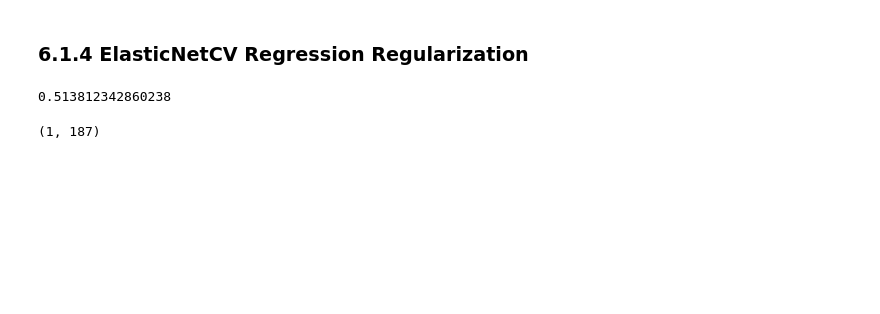
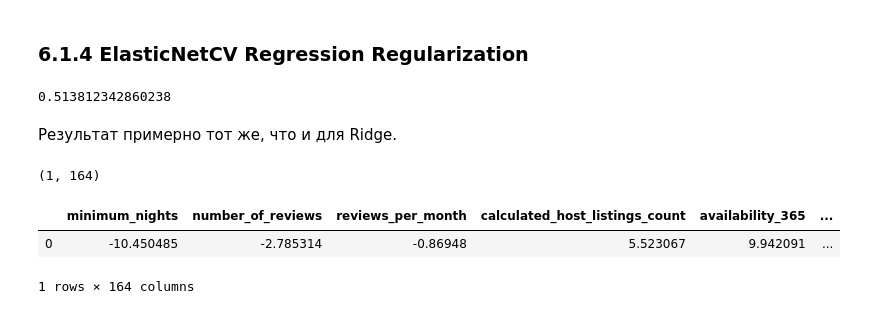
Before and after one commit to aleksei-gushchin/ml_projects, a Jupyter notebook: hw2_nyc_airbnb.ipynb, the cells around one changed output. Drawn from its saved outputs; the diff is of its cells as text; code cells hidden in the pictures; blank space fills up the shorter version.

```diff
--- a/hw2_nyc_airbnb.ipynb
+++ b/hw2_nyc_airbnb.ipynb
@@ -550,11 +578,21 @@ polynomial_regression.fit(X_train, y_train)
 polynomial_regression.score(X_test, y_test)
 # %% [output]
 0.513812342860238
+# %% [markdown]
+Результат примерно тот же, что и для Ridge.
 # %%
+#Drop zero coefficients
 columns=data_num.drop(['price'], axis=1).columns
-coef=pd.DataFrame(regr.coef_, index=columns).T
-coef= coef.loc[:, (coef != 0).any(axis=0)]
-coef.shape
+coef_elast=pd.DataFrame(regr.coef_, index=columns).T
+coef_elast= coef_elast.loc[:, (coef_elast != 0).any(axis=0)]
+coef_elast.shape
 # %% [output]
-(1, 187)
+(1, 164)
+# %%
+#Show Coefficients
+coef_elast
+# %% [output]
+|  | minimum_nights | number_of_reviews | reviews_per_month | calculated_host_listings_count | availability_365 | ... |
+| 0 | -10.450485 | -2.785314 | -0.86948 | 5.523067 | 9.942091 | ... |
+1 rows × 164 columns
 # %%
```
Also changed, not shown: parts of 25 cells of this notebook.
